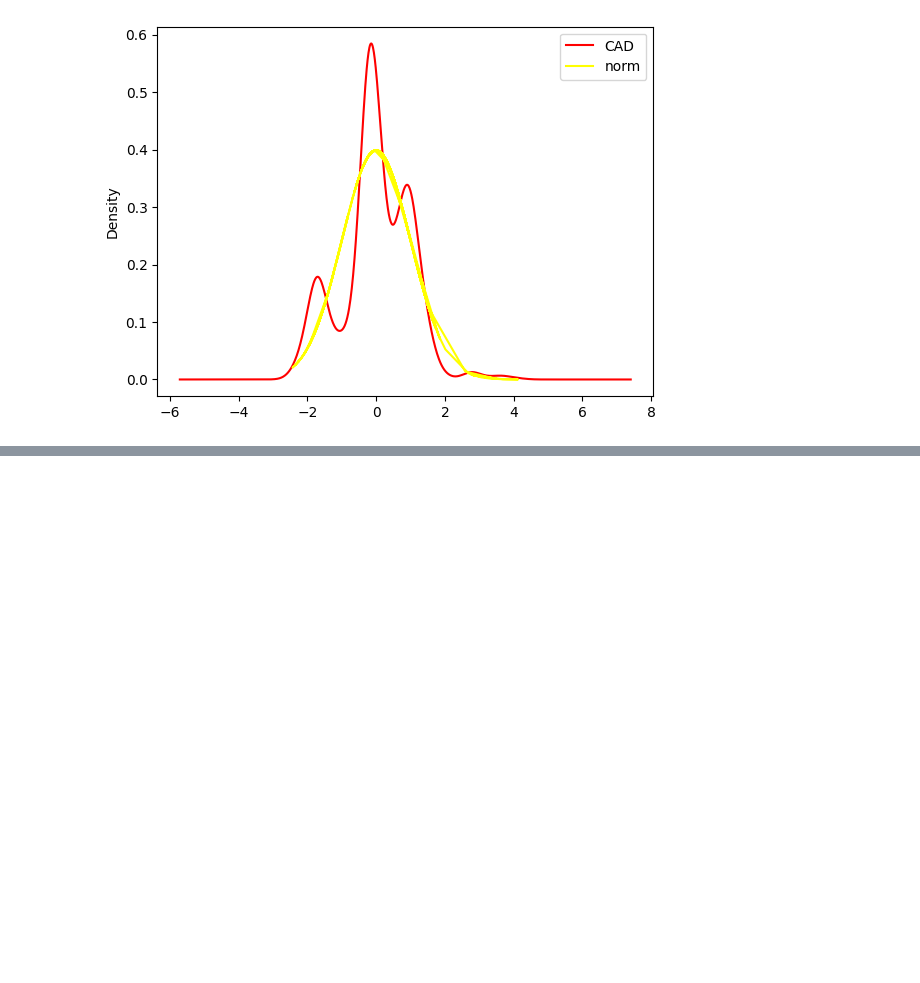
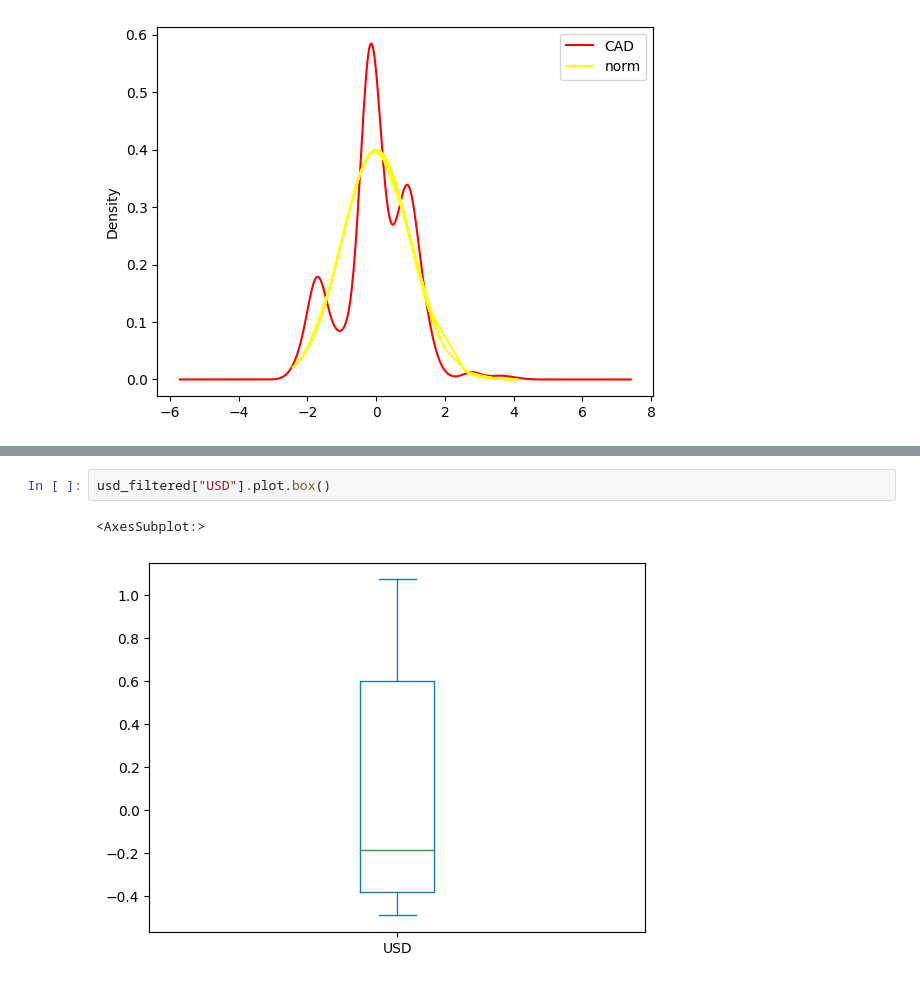
Before and after one commit to mmonastyrskiy/7_sem, a Jupyter notebook: ML/lab/lab2/Lab2.ipynb, the cells around one changed output, grey strips where cells are left out. Saved outputs shown, nothing was run; the diff lists cells and outputs as text; blank space fills up the shorter version.

```diff
--- a/ML/lab/lab2/Lab2.ipynb
+++ b/ML/lab/lab2/Lab2.ipynb
@@ -147,0 +179,5 @@ plt.legend()
+# %%
+usd_filtered["USD"].plot.box()
+# %% [output]
+<AxesSubplot:>
+[figure, added]
```
Also changed, not shown: parts of 7 cells of this notebook.
